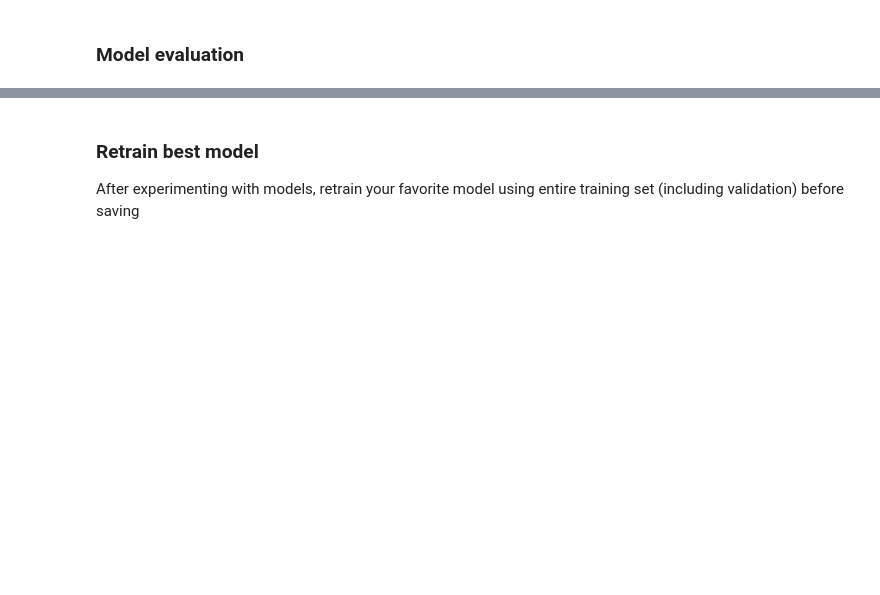
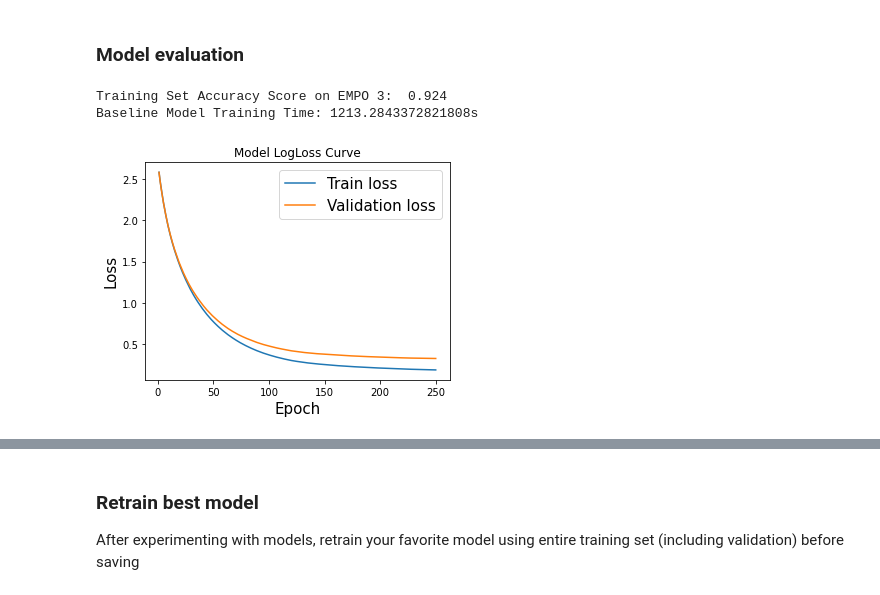
Before and after one commit to hlu17/Protein-Environment-Classification, a Jupyter notebook: modeling/xgb_empo3.ipynb, the cells around one changed output, grey strips where cells are left out. Saved outputs shown, nothing was run; the diff lists cells and outputs as text; code cells hidden in the pictures; blank space fills up the shorter version.

```diff
--- a/modeling/xgb_empo3.ipynb
+++ b/modeling/xgb_empo3.ipynb
@@ -208,19 +239,26 @@ The best hyperparameters are :
 # %% [markdown]
 ### Model evaluation
 # %%
-# Parameters to adjust for best and final model
-num_boost_round = 250
-best_params = {
-    # tuned parameters
-    'colsample_bytree': 0.4718126556989784,
-    'eta': 0.03,
-    'gamma': 1.1448126444222648,
-    'max_depth': 7,
-    'min_child_weight': 7,
-    'reg_alpha': 0.0,
-    'reg_lambda': 1,
-    # other parameters
-    'objective':'multi:softmax',
-    'num_class':15,
-    'eval_metric':['mlogloss'],
-}
+# Parameters for best and final model
+best_model=xgb.XGBClassifier(objective='multi:softmax',
+                             eta=0.03,
+                             num_class=15,
+                             eval_metric=['merror','mlogloss'],
+                             n_estimators =250,
+                             max_depth = 14,
+                             min_child_weight=15,
+#                              reg_lambda=1,
+#                              reg_alpha = 0,
+                             gamma = 0.023174975386959007,
+#                              colsample_bytree=0.4718126556989784,
+                             use_label_encoder=False
+                             )
+
+# fit model and get predictions on validation set
+best_pred = eval_score(best_model)
+# plot loss curve
+eval_graphs(best_model)
+# %% [output]
+Training Set Accuracy Score on EMPO 3:  0.924
+Baseline Model Training Time: 1213.2843372821808s
+[figure, added]
```
Also changed, not shown: parts of 18 cells of this notebook, 4 other files.
